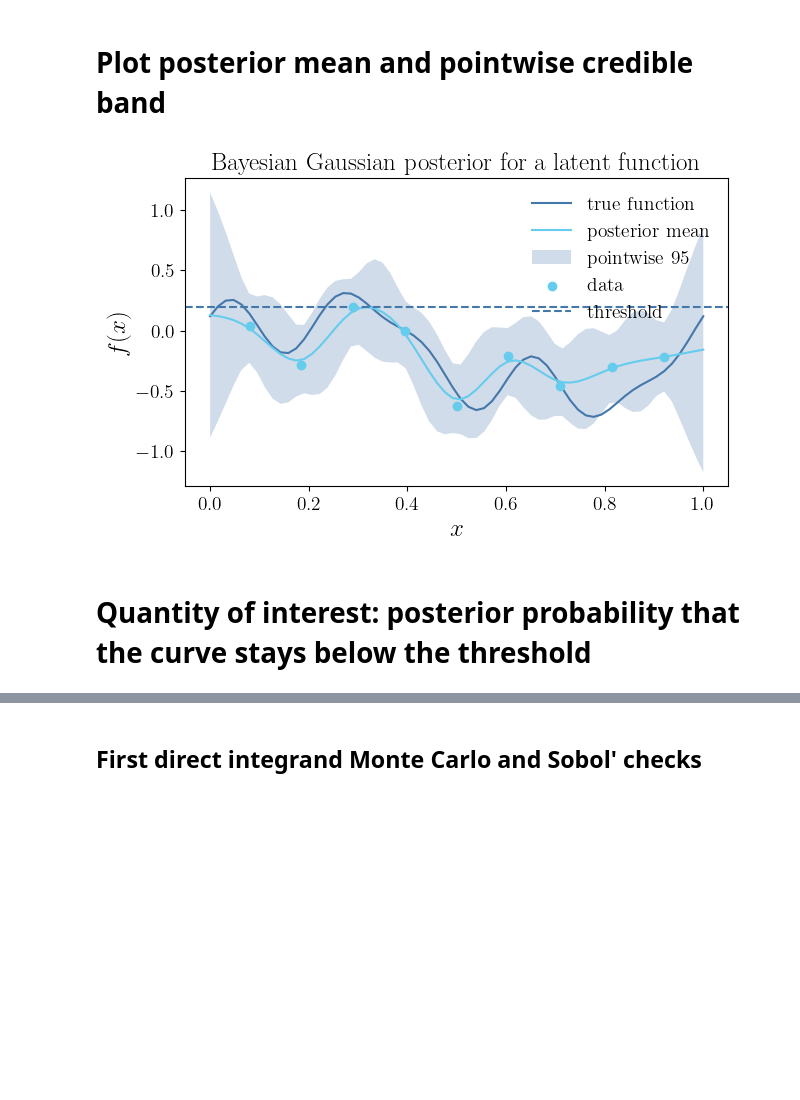
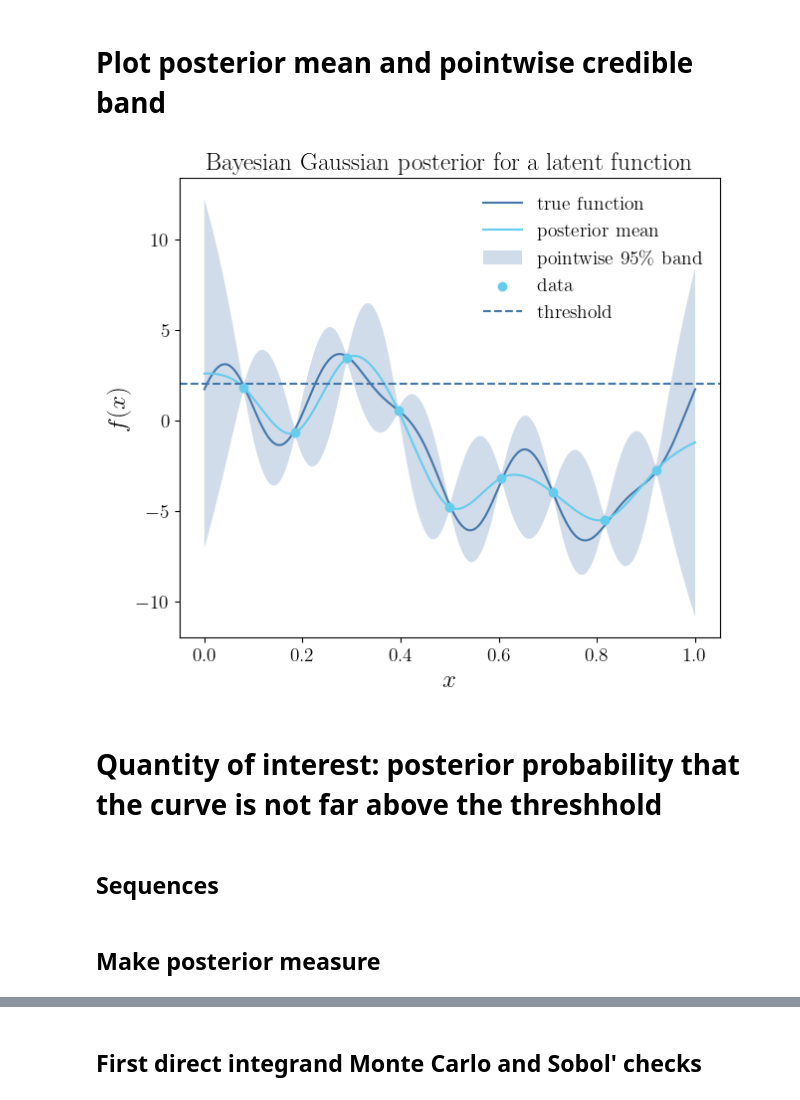
Before and after one commit to fjhickernell/MCQMC26, a Jupyter notebook: notebooks/MCQMC2026_UQ_Penalty_Example.ipynb, the cells around one changed output, grey strips where cells are left out. Drawn from its saved outputs; the diff is of its cells as text; code cells hidden in the pictures; blank space fills up the shorter version.

Commit message:
update figures

```diff
--- a/notebooks/MCQMC2026_UQ_Penalty_Example.ipynb
+++ b/notebooks/MCQMC2026_UQ_Penalty_Example.ipynb
@@ -112,7 +112,7 @@ nb.configure(
     imgfrmt="png",
 )
 
-nb.SAVEFIGS = False;
+# nb.SAVEFIGS = False;
 # %% [markdown]
 ## Notebook parameters
 # %%
@@ -134,26 +133,26 @@ rng = np.random.default_rng(rng_seed)
 
 def f_true(x):
     return (
-        -0.2
-        + 0.1 * np.cos(2 * np.pi*x)
-        + 0.35 * np.sin(2 * np.pi * x)
-        + 0.22 * np.cos(6 * np.pi * x)
-        + 0.12 * np.sin(10 * np.pi * x)
+        -1.5
+        + 1.0 * np.cos(2 * np.pi*x)
+        + 3.5 * np.sin(2 * np.pi * x)
+        + 2.2 * np.cos(6 * np.pi * x)
+        + 1.2 * np.sin(10 * np.pi * x)
     )
 
-def sqexp_kernel(x, z, amp=1.0, ell=0.2):
+def sqexp_kernel(x, z, amp=10.0, ell=0.2):
     x = np.asarray(x)[:, None]
     z = np.asarray(z)[None, :]
     return amp**2 * np.exp(-0.5 * ((x - z) / ell)**2)
 
-def matern52_kernel(x, z, amp=1.0, ell=0.2):
+def matern52_kernel(x, z, amp=10.0, ell=0.2):
     x = np.asarray(x)[:, None]
     z = np.asarray(z)[None, :]
     r = np.abs(x - z) / ell
     sqrt5r = np.sqrt(5) * r
     return amp**2 * (1 + sqrt5r + 5 * r**2 / 3) * np.exp(-sqrt5r)
 
-def matern32_kernel(x, z, amp=1.0, ell=0.2):
+def matern32_kernel(x, z, amp=10.0, ell=0.2):
     x = np.asarray(x)[:, None]
     z = np.asarray(z)[None, :]
     r = np.abs(x - z) / ell
@@ -182,34 +181,49 @@ post_cov = K_tt - V.T @ V
 post_cov = 0.5 * (post_cov + post_cov.T)
 
 L_post = np.linalg.cholesky(post_cov + jitter * np.eye(d_grid))
+
+t_plot = np.linspace(0, 1, d_plot)
+
+K_px = kernel(t_plot, x_obs)
+K_pp = kernel(t_plot, t_plot)
+
+post_mean_plot = K_px @ alpha
+
+V_plot = np.linalg.solve(L_A, K_px.T)
+post_cov_plot = K_pp - V_plot.T @ V_plot
+post_cov_plot = 0.5 * (post_cov_plot + post_cov_plot.T)
+
+post_sd_plot = np.sqrt(np.maximum(np.diag(post_cov_plot), 0))
 # %% [markdown]
 # Plot posterior mean and pointwise credible band
 # %%
 post_sd = np.sqrt(np.diag(post_cov))
 
-fig, ax = plt.subplots(figsize=(7, 4))
+fig, ax = plt.subplots(figsize=(7, 6))
 
-ax.plot(t_grid, f_true(t_grid), label="true function")
-ax.plot(t_grid, post_mean, label="posterior mean")
+ax.plot(t_plot, f_true(t_plot), label="true function")
+ax.plot(t_plot, post_mean_plot, label="posterior mean")
 ax.fill_between(
-    t_grid,
-    post_mean - 1.96 * post_sd,
-    post_mean + 1.96 * post_sd,
+    t_plot,
+    post_mean_plot - 1.96 * post_sd_plot,
+    post_mean_plot + 1.96 * post_sd_plot,
     alpha=0.25,
-    label="pointwise 95% band",
+    label="pointwise 95\% band",
 )
 ax.scatter(x_obs, y_obs, zorder=5, label="data")
 ax.axhline(threshold, linestyle="--", label="threshold")
 
 ax.set_xlabel("$x$")
 ax.set_ylabel("$f(x)$")
 ax.set_title("Bayesian Gaussian posterior for a latent function")
 ax.legend(loc="best")
 
 if nb.SAVEFIGS:
     nb.savefig("posterior_gp_example")
 plt.show()
 # %% [output]
-[figure, old version]
+[figure, new version]
 # %% [markdown]
-# Quantity of interest: posterior probability that the curve stays below the threshold
+# Quantity of interest: posterior probability that the curve is not far above the threshhold
+# %% [markdown]
+## Sequences
@@ -215,0 +268,2 @@ plt.show()
+# %% [markdown]
+## Make posterior measure
```
Also changed, not shown: parts of 31 cells of this notebook, 8 other files.
